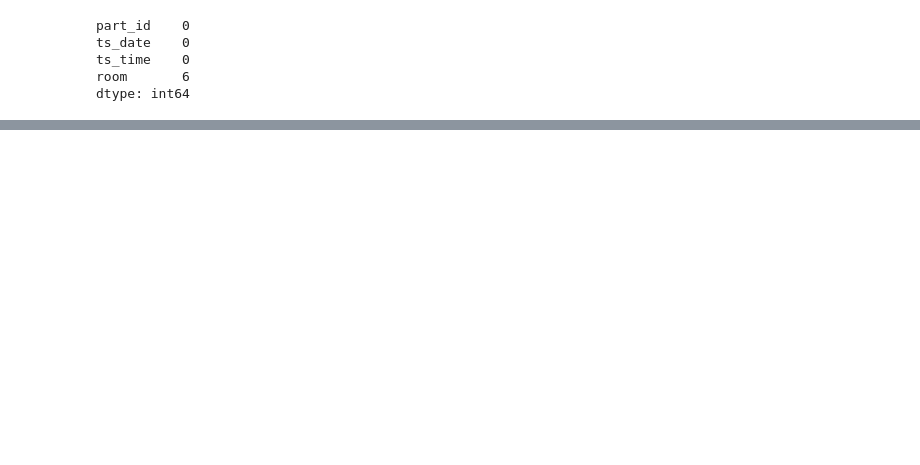
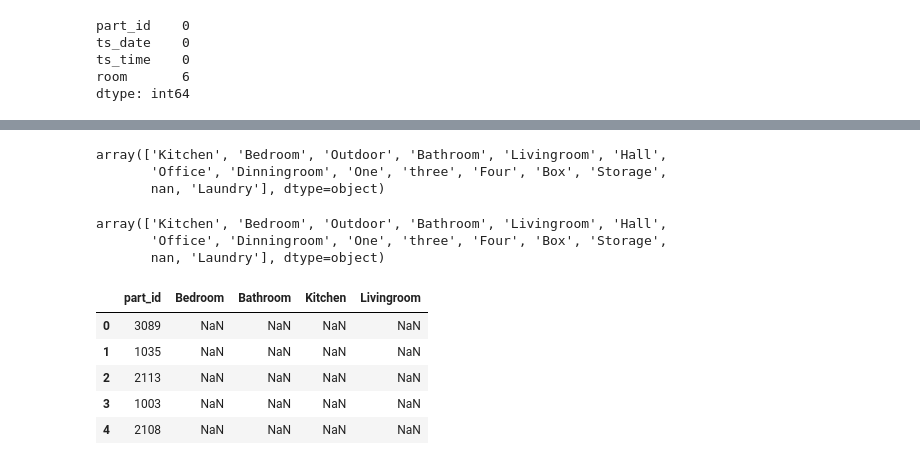
Before and after one commit to eirden96/frailSafe_project, a Jupyter notebook: beacons.ipynb, the cells around one changed output, grey strips where cells are left out. Saved outputs shown, nothing was run; the diff lists cells and outputs as text; code cells hidden in the pictures; blank space fills up the shorter version.

```diff
--- a/beacons.ipynb
+++ b/beacons.ipynb
@@ -87,6 +82,4 @@ See the caveats in the documentation: https://pandas.pydata.org/pandas-docs/stab
 beacons_correct.dropna()
 beacons_correct.reset_index(inplace=True)
 beacons_correct.drop(["index"], axis=1, inplace=True)
-pd.set_option("display.max_rows", None, "display.max_columns", None)
-print(beacons_correct)
 # %% [output]
@@ -141,0 +116,39 @@ beacons_correct_rooms = beacons_correct
+# %%
+beacons_correct = beacons_correct.replace({r'Ki': 1, r'ki': 1, r'K': 1}, regex= True) # Kitchen
+beacons_correct = beacons_correct.replace({r'Lu': 2, r'li': 2, r'Sea': 2, r'Li': 2, r'Le': 2, r'Sit': 2, r'TV': 2, r'T': 2}, regex= True) # Living Room
+beacons_correct = beacons_correct.replace({r'Of': 3, r'De': 3, r'Wor': 3}, regex= True) # Office
+beacons_correct = beacons_correct.replace({r'Ba': 4, r'Wa': 4, r'Bst': 4, r'Bqt': 4}, regex= True) # Bathroom
+beacons_correct = beacons_correct.replace({r'Be': 5, r'be': 5, r'Cham': 5, r'2nd': 5}, regex= True) #Bedroom
+beacons_correct = beacons_correct.replace({r'Ver': 6, r'Out': 6, r'Gar': 6, r'Gua': 6}, regex= True) # Outdoor
+beacons_correct = beacons_correct.replace({r'Ent': 7, r'Hall': 7}, regex= True) # Hall
+beacons_correct = beacons_correct.replace({r'Din': 8}, regex= True) # Dinning room
+beacons_correct = beacons_correct.replace({r'Pant': 9, r'Stor': 9}, regex= True) # Storage
+beacons_correct = beacons_correct.replace({r'Laun': 10}, regex= True) # Laundry
+beacons_correct = beacons_correct.replace({r'Box': 11}, regex= True) # Box
+# %%
+beacons_correct['room'].unique()
+# %% [output]
+array(['Kitchen', 'Bedroom', 'Outdoor', 'Bathroom', 'Livingroom', 'Hall',
+       'Office', 'Dinningroom', 'One', 'three', 'Four', 'Box', 'Storage',
+       nan, 'Laundry'], dtype=object)
+# %%
+replace_dic = {1: 'Kitchen', 2: 'Livingroom', 3: 'Office', 4: 'Bathroom', 5: 'Bedroom', 6: 'Outdoor', 7: 'Hall', 8: 'Dinningroom', 9: 'Storage', 10: 'Laundry', 11: 'Box' }
+
+beacons_correct = beacons_correct.replace(replace_dic)
+beacons_correct['room'].unique()
+# %% [output]
+array(['Kitchen', 'Bedroom', 'Outdoor', 'Bathroom', 'Livingroom', 'Hall',
+       'Office', 'Dinningroom', 'One', 'three', 'Four', 'Box', 'Storage',
+       nan, 'Laundry'], dtype=object)
+# %%
+column_names = ['part_id', 'Bedroom', 'Bathroom', 'Kitchen', 'Livingroom']
+beacons_room_time = pd.DataFrame(columns = column_names)
+beacons_room_time['part_id'] = pd.DataFrame(beacons_correct['part_id'].unique())
+beacons_room_time.head(100)
+# %% [output]
+|  | part_id | Bedroom | Bathroom | Kitchen | Livingroom |
+| 0 | 3089 | NaN | NaN | NaN | NaN |
+| 1 | 1035 | NaN | NaN | NaN | NaN |
+| 2 | 2113 | NaN | NaN | NaN | NaN |
+| 3 | 1003 | NaN | NaN | NaN | NaN |
+| 4 | 2108 | NaN | NaN | NaN | NaN |
```
Also changed, not shown: parts of 11 cells of this notebook.
